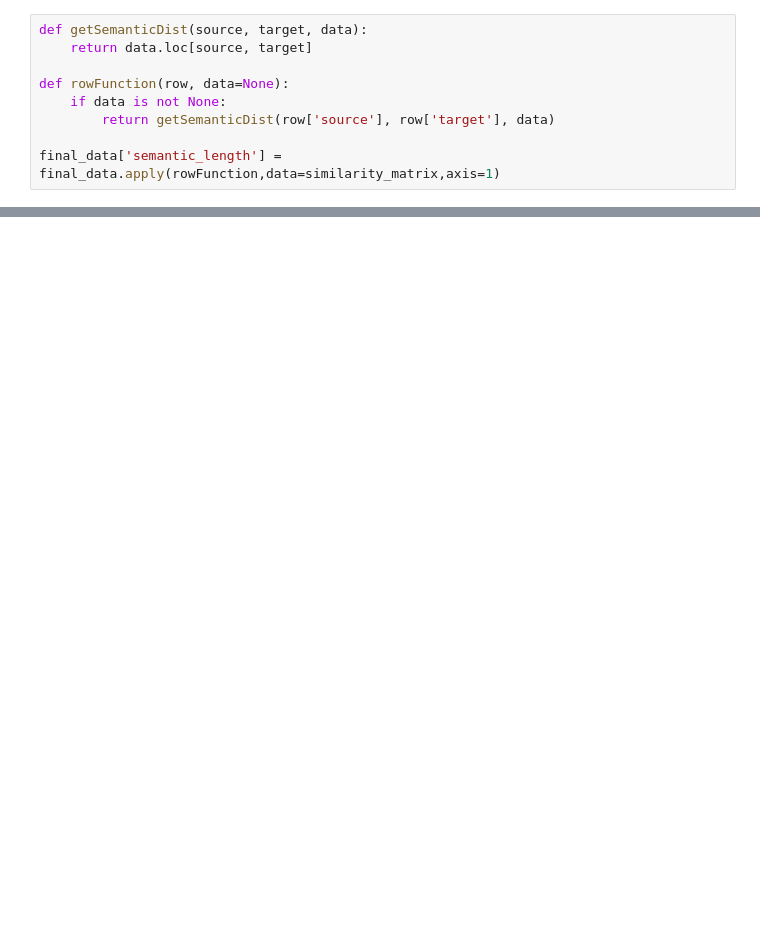
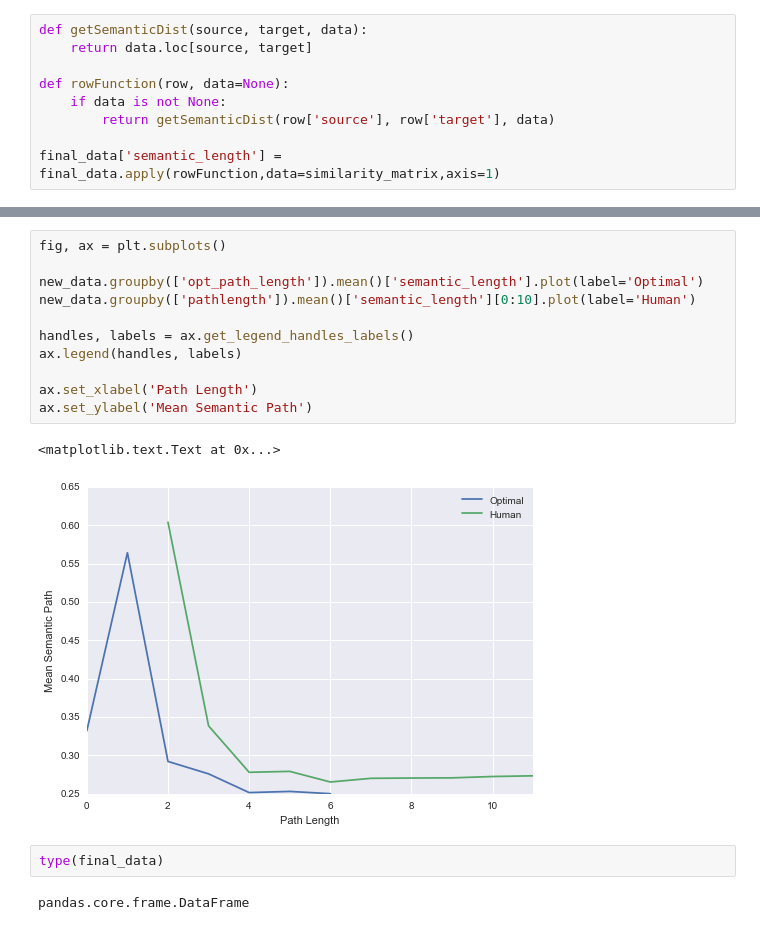
Before and after one commit to tomersolomon/msd_finalproject, a Jupyter notebook: analysis/lsa.ipynb, the cells around one changed output, grey strips where cells are left out. Saved outputs shown, nothing was run; the diff lists cells and outputs as text; blank space fills up the shorter version.

```diff
--- a/analysis/lsa.ipynb
+++ b/analysis/lsa.ipynb
@@ -380,0 +400,18 @@ final_data.to_csv("../task-data/data_with_semantics_100.csv")
+# %%
+fig, ax = plt.subplots()
+
+new_data.groupby(['opt_path_length']).mean()['semantic_length'].plot(label='Optimal')
+new_data.groupby(['pathlength']).mean()['semantic_length'][0:10].plot(label='Human')
+
+handles, labels = ax.get_legend_handles_labels()
+ax.legend(handles, labels)
+
+ax.set_xlabel('Path Length')
+ax.set_ylabel('Mean Semantic Path')
+# %% [output]
+<matplotlib.text.Text at 0x...>
+[figure, added]
+# %%
+type(final_data)
+# %% [output]
+pandas.core.frame.DataFrame
```
Also changed, not shown: parts of 4 cells of this notebook.
